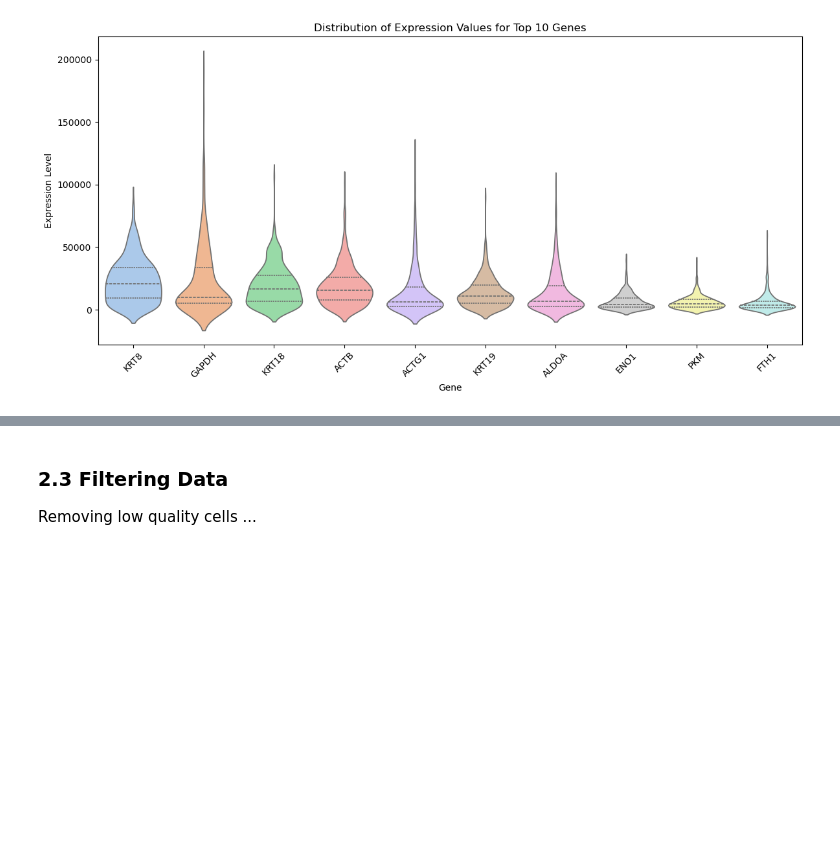
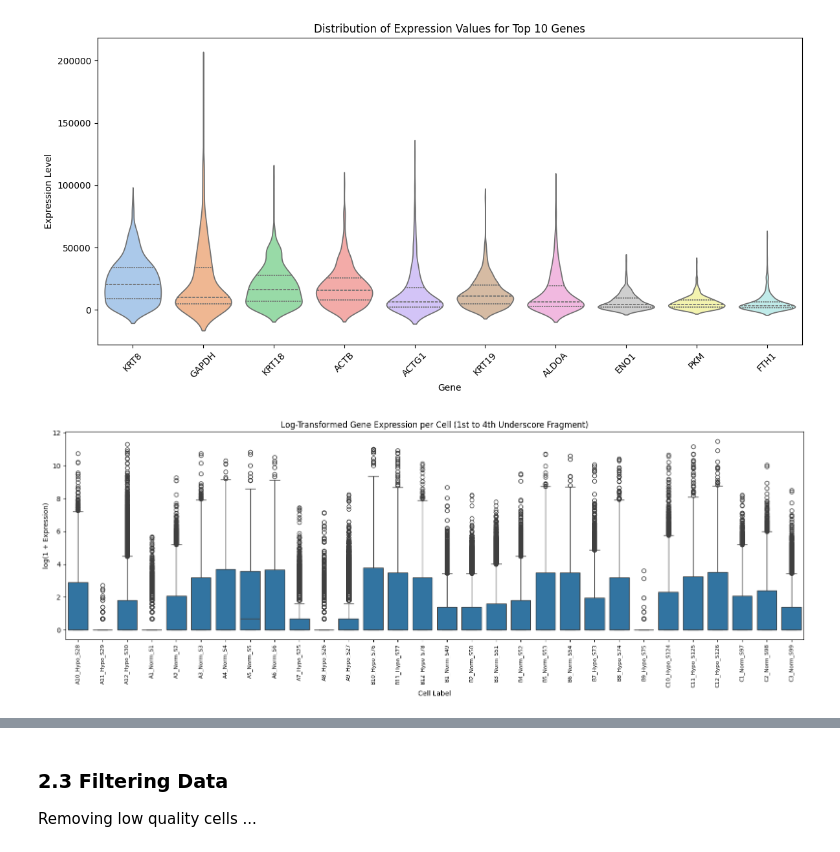
Before and after one commit to katiarusso/breast-cancer-ml-classification, a Jupyter notebook: Notebooks/Main.ipynb, the cells around one changed output, grey strips where cells are left out. Saved outputs shown, nothing was run; the diff lists cells and outputs as text; code cells hidden in the pictures; blank space fills up the shorter version.

```diff
--- a/Notebooks/Main.ipynb
+++ b/Notebooks/Main.ipynb
@@ -460,3 +461,35 @@ Passing `palette` without assigning `hue` is deprecated and will be removed in v
 
   sns.violinplot(x='Gene', y='Expression', data=df_melted, inner='quartile', palette='pastel')
 [figure]
+# %%
+# Select 30 cells
+sampled_cells = dfs_mcf_unfiltered.columns[:30]
+
+# Function to extract substring between 1st and 4th underscore
+def extract_1st_to_4th_underscore(name):
+    parts = name.split('_')
+    if len(parts) >= 5:
+        return '_'.join(parts[1:4])  # Extract parts 1, 2, 3
+    else:
+        return name  # fallback if not enough underscores
+
+# Apply extraction
+cell_labels = {name: extract_1st_to_4th_underscore(name) for name in sampled_cells}
+
+# Apply log1p and rename columns using extracted labels
+log_data = np.log1p(dfs_mcf_unfiltered[sampled_cells].rename(columns=cell_labels))
+
+# Melt into long format
+log_melted = log_data.melt(var_name="Cell", value_name="log(1 + Expression)")
+
+# Plot
+plt.figure(figsize=(16, 6))
+sns.boxplot(x="Cell", y="log(1 + Expression)", data=log_melted, showfliers=True)
+plt.title("Log-Transformed Gene Expression per Cell (1st to 4th Underscore Fragment)")
+plt.ylabel("log(1 + Expression)")
+plt.xlabel("Cell Label")
+plt.xticks(rotation=90, fontsize=8)
+plt.tight_layout()
+plt.show()
+# %% [output]
+[figure, added]
```
Also changed, not shown: parts of 21 cells of this notebook.
